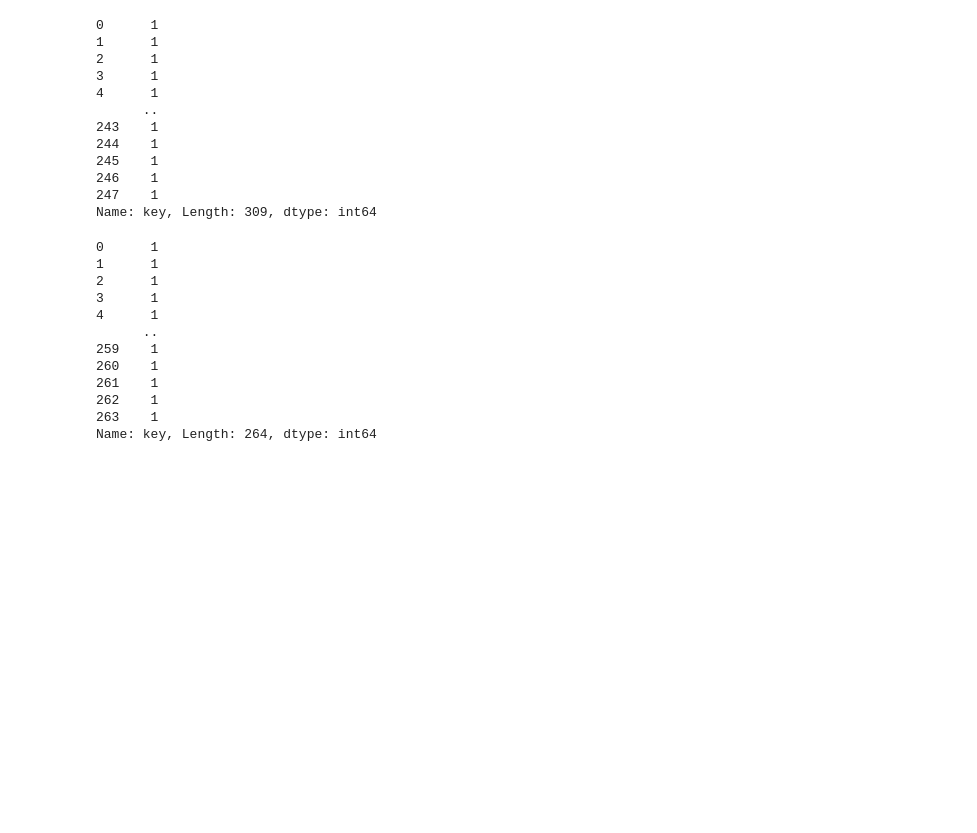
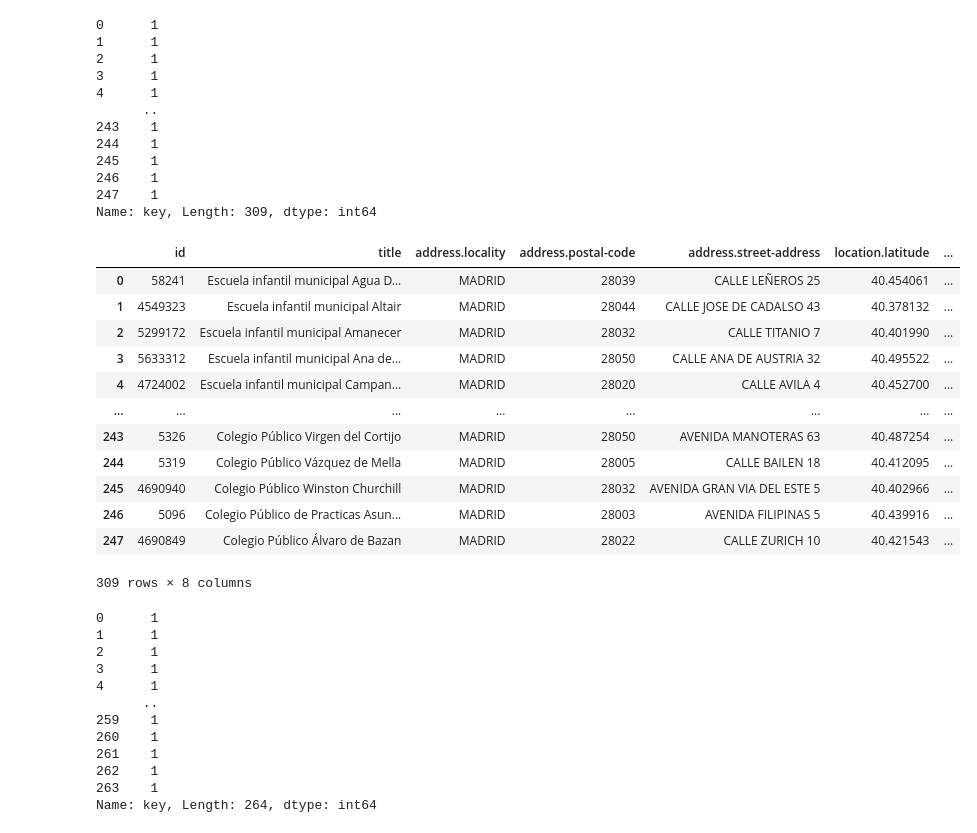
Before and after one commit to Irene9R/ih_datamadpt1121_project_m1, a Jupyter notebook: notebooks/Untitled1.ipynb, the cells around one changed output. Drawn from its saved outputs; the diff is of its cells as text; code cells hidden in the pictures; blank space fills up the shorter version.

```diff
--- a/notebooks/Untitled1.ipynb
+++ b/notebooks/Untitled1.ipynb
@@ -46,6 +46,22 @@ add_key_column(places_of_interest_df)
 246    1
 247    1
 Name: key, Length: 309, dtype: int64
+# %%
+places_of_interest_df
+# %% [output]
+|  | id | title | address.locality | address.postal-code | address.street-address | location.latitude | ... |
+| 0 | 58241 | Escuela infantil municipal Agua D... | MADRID | 28039 | CALLE LEÑEROS 25 | 40.454061 | ... |
+| 1 | 4549323 | Escuela infantil municipal Altair | MADRID | 28044 | CALLE JOSE DE CADALSO 43 | 40.378132 | ... |
+| 2 | 5299172 | Escuela infantil municipal Amanecer | MADRID | 28032 | CALLE TITANIO 7 | 40.401990 | ... |
+| 3 | 5633312 | Escuela infantil municipal Ana de... | MADRID | 28050 | CALLE ANA DE AUSTRIA 32 | 40.495522 | ... |
+| 4 | 4724002 | Escuela infantil municipal Campan... | MADRID | 28020 | CALLE AVILA 4 | 40.452700 | ... |
+| ... | ... | ... | ... | ... | ... | ... | ... |
+| 243 | 5326 | Colegio Público Virgen del Cortijo | MADRID | 28050 | AVENIDA MANOTERAS 63 | 40.487254 | ... |
+| 244 | 5319 | Colegio Público Vázquez de Mella | MADRID | 28005 | CALLE BAILEN 18 | 40.412095 | ... |
+| 245 | 4690940 | Colegio Público Winston Churchill | MADRID | 28032 | AVENIDA GRAN VIA DEL ESTE 5 | 40.402966 | ... |
+| 246 | 5096 | Colegio Público de Practicas Asun... | MADRID | 28003 | AVENIDA FILIPINAS 5 | 40.439916 | ... |
+| 247 | 4690849 | Colegio Público Álvaro de Bazan | MADRID | 28022 | CALLE ZURICH 10 | 40.421543 | ... |
+309 rows × 8 columns
 # %%
 def data_adquisition_csv(path):
     bicimad_original_df = pd.read_csv(path)
```
Also changed, not shown: parts of 18 cells of this notebook, 2 other files.
